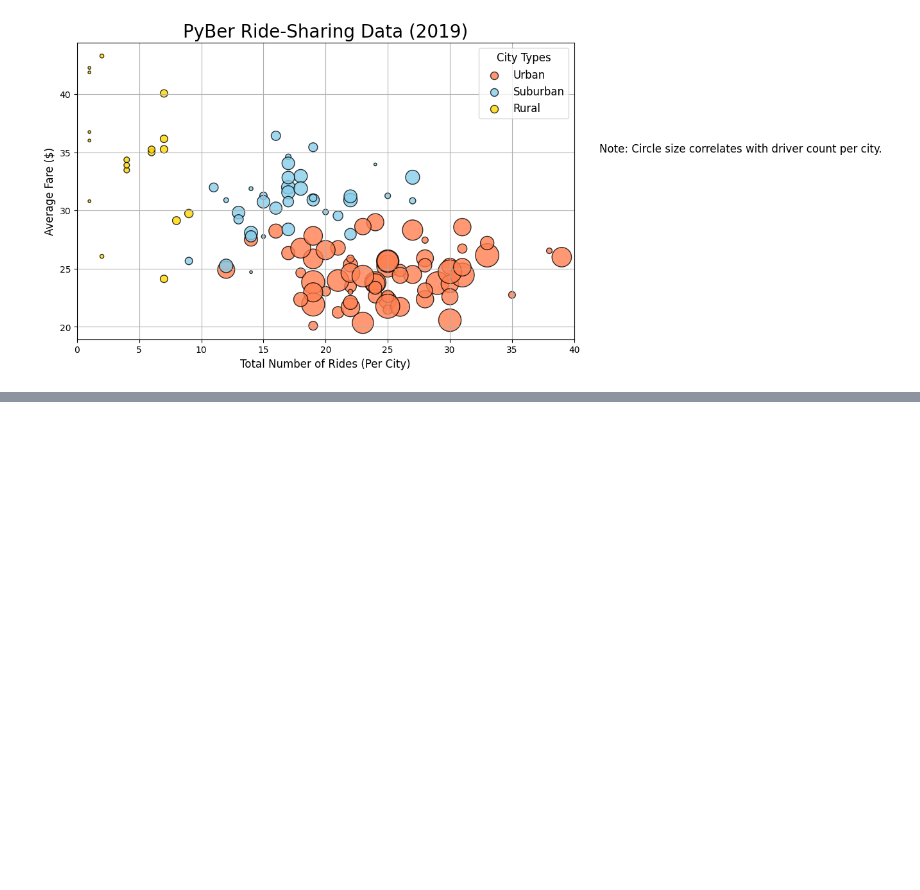
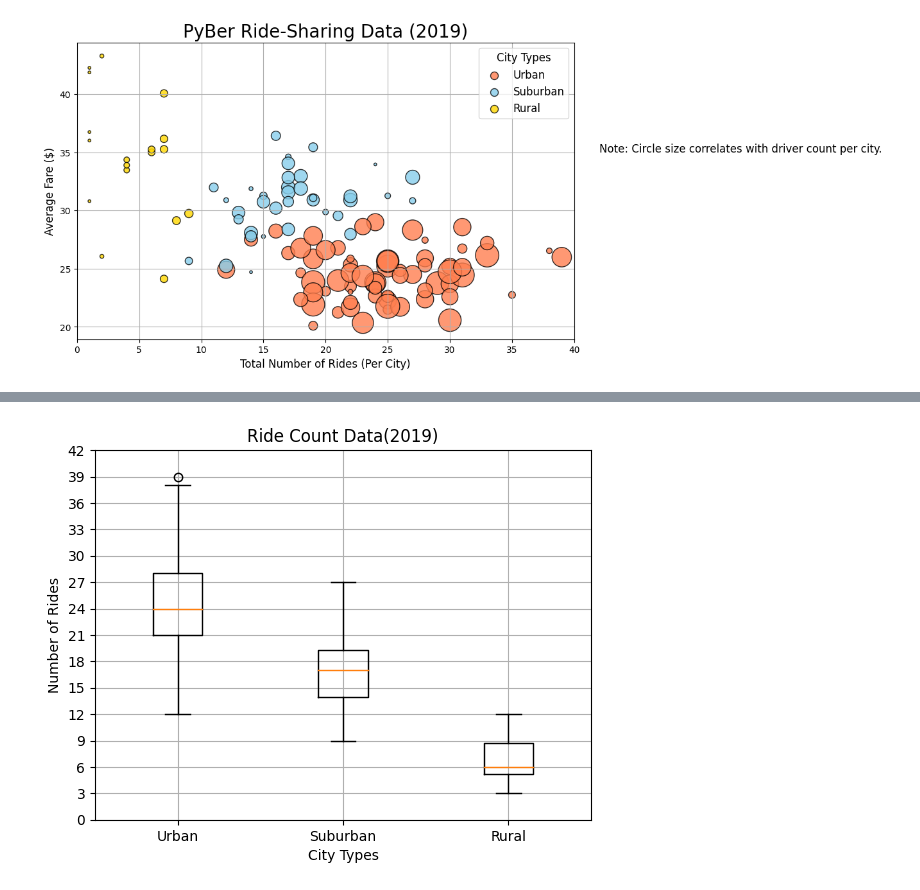
Before and after one commit to AThakor234/PyBer_Analysis, a Jupyter notebook: City_data and Ride_data.ipynb, the cells around one changed output, grey strips where cells are left out. Saved outputs shown, nothing was run; the diff lists cells and outputs as text; code cells hidden in the pictures; blank space fills up the shorter version.

```diff
--- a/City_data and Ride_data.ipynb
+++ b/City_data and Ride_data.ipynb
@@ -469,0 +808,14 @@ plt.show()
+# %%
+# Add all ride count box-and-whisker plots to the same graphs
+x_label=["Urban","Suburban","Rural"]
+fig,ax=plt.subplots()
+ride_count=[urban_ride_count,suburban_ride_count,rural_ride_count]
+ax.boxplot(ride_count,labels=x_label)
+ax.grid()
+ax.set_yticks(np.arange(0,45,step=3.0))
+ax.set_title("Ride Count Data(2019)")
+ax.set_ylabel("Number of Rides")
+ax.set_xlabel("City Types")
+plt.show()
+# %% [output]
+[figure, added]
```
Also changed, not shown: parts of 41 cells of this notebook.
